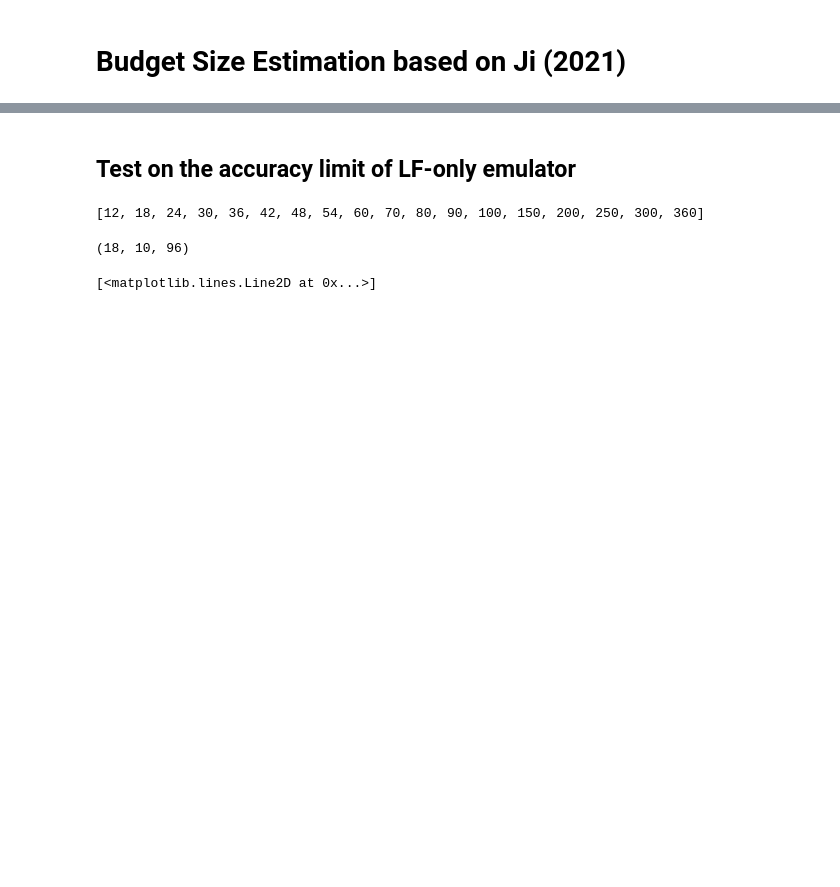
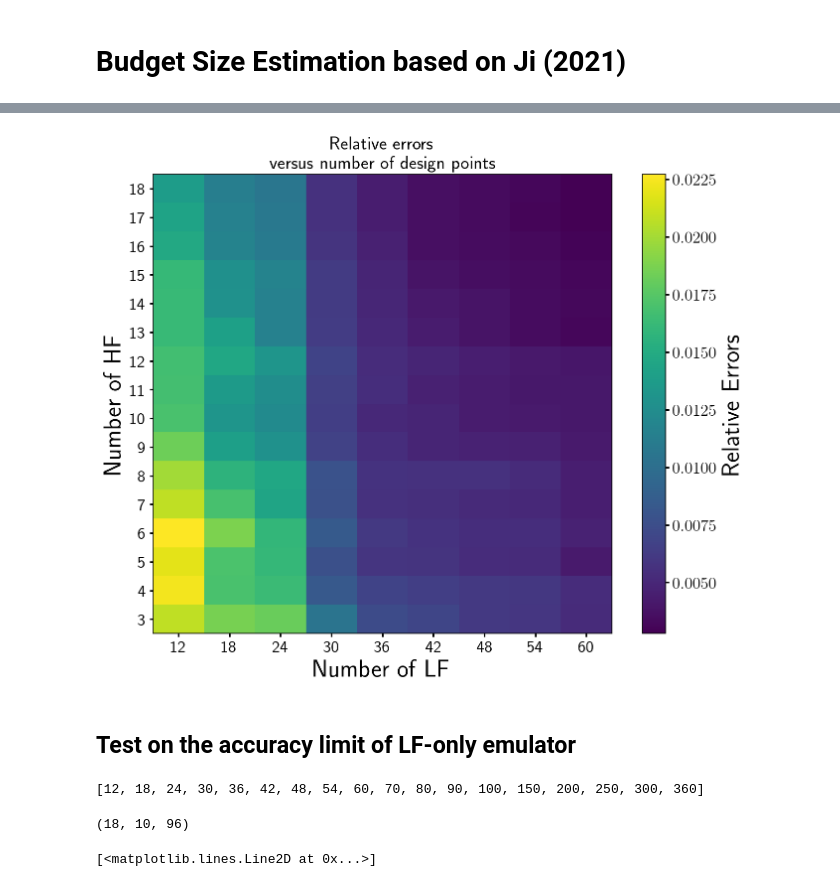
Before and after one commit to jibanCat/matter_emu_mfbox, a Jupyter notebook: notebooks/Budget Size.ipynb, the cells around one changed output, grey strips where cells are left out. Drawn from its saved outputs; the diff is of its cells as text; code cells hidden in the pictures; blank space fills up the shorter version.

```diff
--- a/notebooks/Budget Size.ipynb
+++ b/notebooks/Budget Size.ipynb
@@ -193,3 +225,7 @@ plt.colorbar()
+# %%
+plot_grid_errors(all_dgmgp_errors, all_lfs, all_hfs)
+# %% [output]
+[figure, added]
 # %% [markdown]
 ## Test on the accuracy limit of LF-only emulator
 # %%
```
Also changed, not shown: parts of 19 cells of this notebook.
